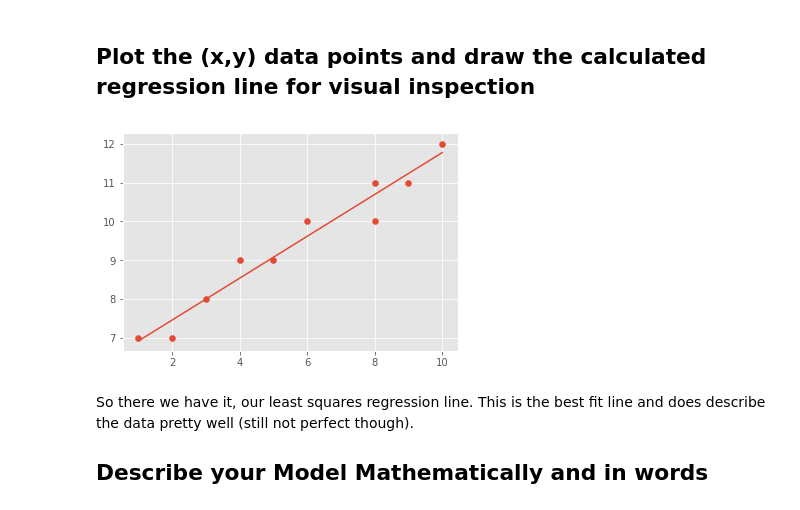
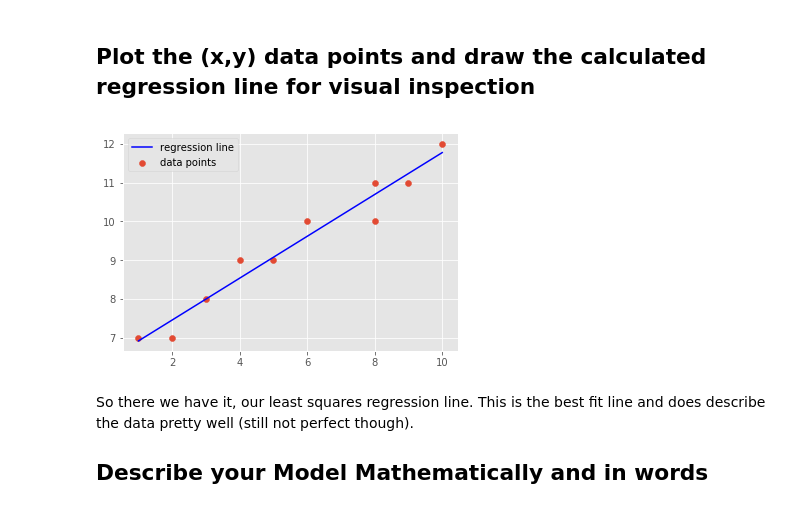
Before and after one commit to kayschulz/dsc-0-10-07-simple-linear-regression-lab-seattle-ds-career-040119, a Jupyter notebook: index.ipynb, the cells around one changed output. Saved outputs shown, nothing was run; the diff lists cells and outputs as text; code cells hidden in the pictures.

```diff
--- a/index.ipynb
+++ b/index.ipynb
@@ -120,11 +120,12 @@ regression_line
 ## Plot the (x,y) data points and draw the calculated regression line for visual inspection
 # %%
 # Plot data and regression line
-plt.scatter(X,Y)
-plt.plot(X, regression_line, color='blue')
+plt.scatter(X,Y, label='data points')
+plt.plot(X, regression_line, color='blue', label='regression line')
+plt.legend()
 plt.show()
 # %% [output]
-[figure, old version]
+[figure, new version]
 # %% [markdown]
 So there we have it, our least squares regression line. This is the best fit line and does describe the data pretty well (still not perfect though).
 
```
